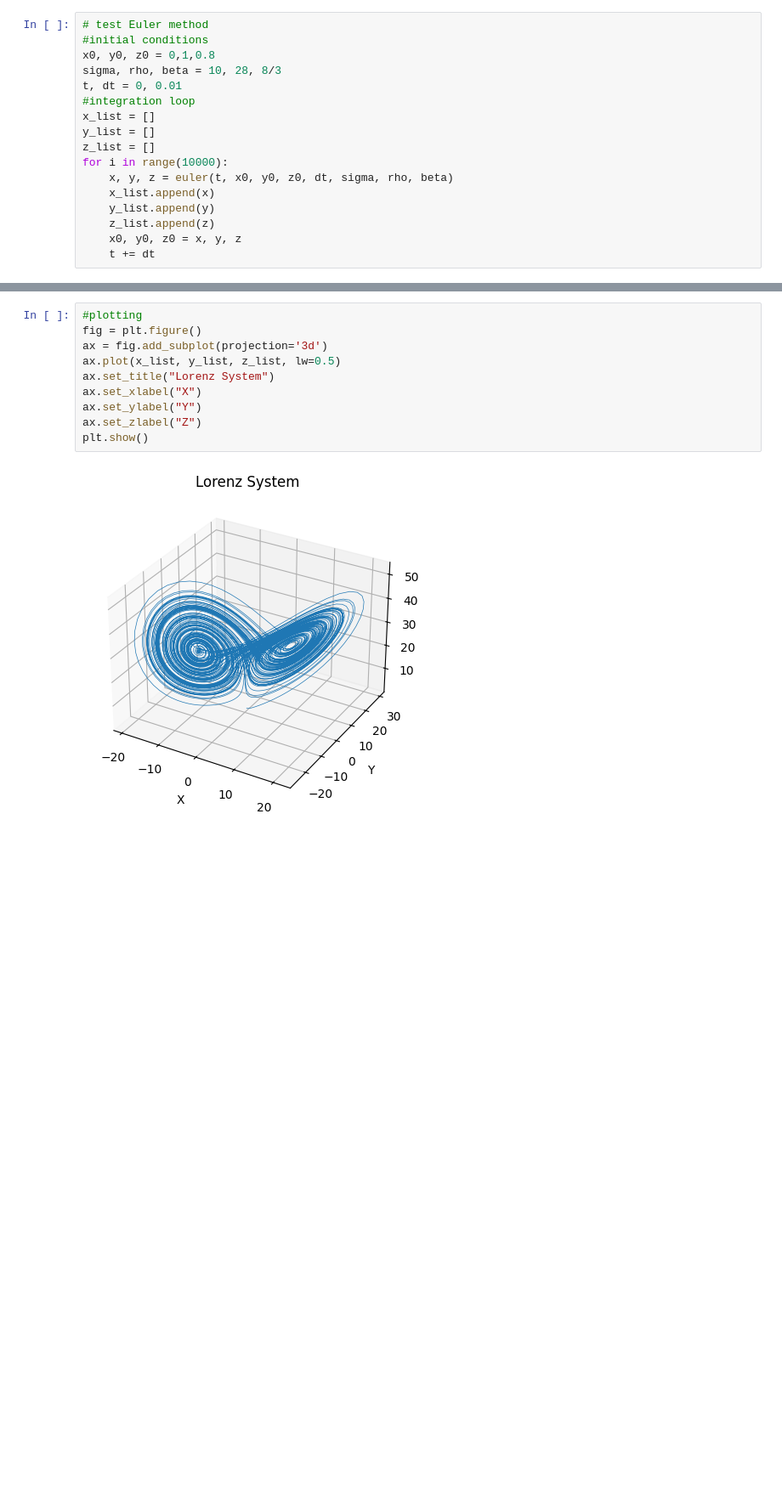
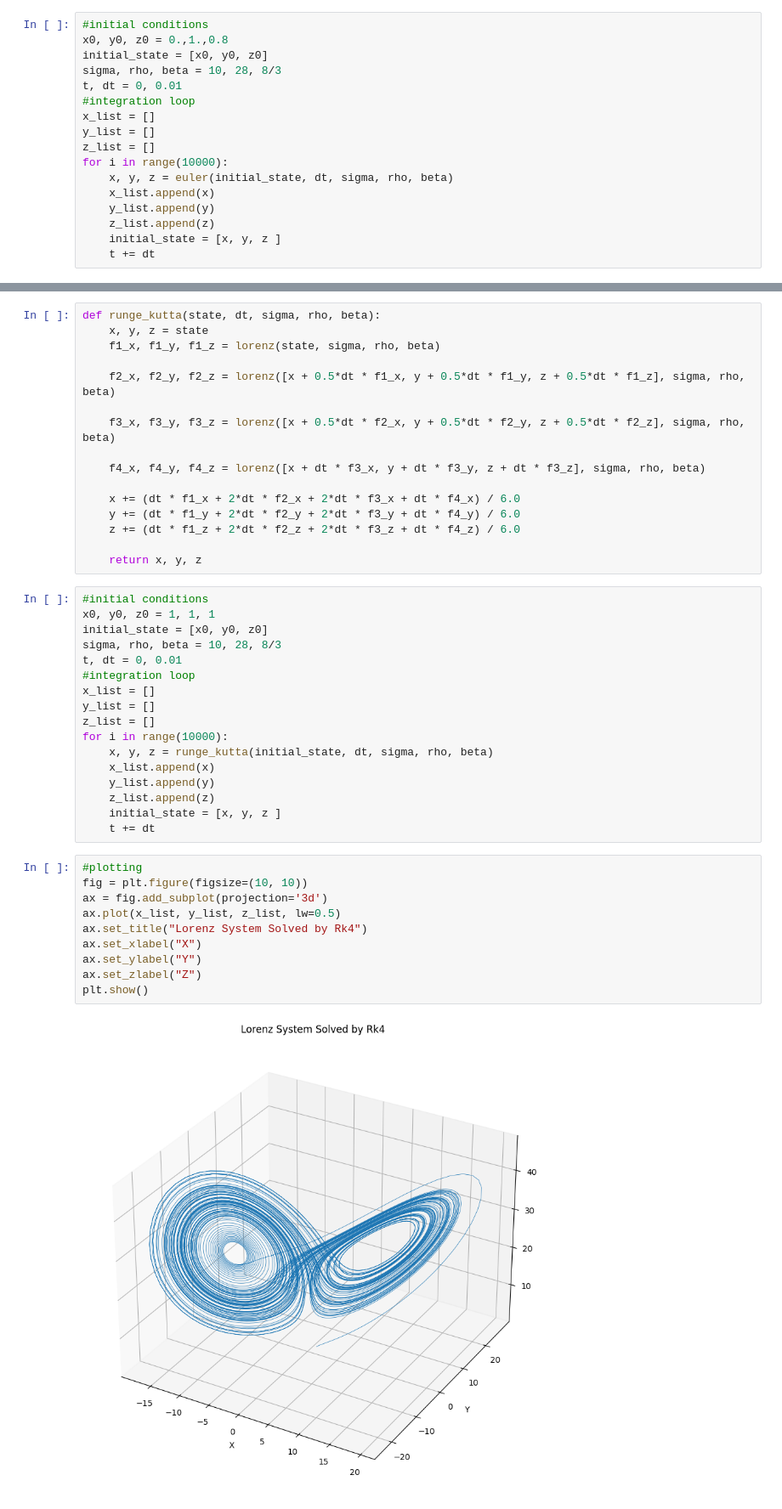
Before and after one commit to master-csmi/2024-m1-parareal, a Jupyter notebook: Lorenz_model.ipynb, the cells around one changed output, grey strips where cells are left out. Shown at 85% size. Saved outputs shown, nothing was run; the diff lists cells and outputs as text; blank space fills up the shorter version.

```diff
--- a/Lorenz_model.ipynb
+++ b/Lorenz_model.ipynb
@@ -17,9 +21,9 @@ def euler(t, x, y, z, dt, sigma, rho, beta):
 
     return x, y, z
 # %%
-# test Euler method
 #initial conditions
-x0, y0, z0 = 0,1,0.8
+x0, y0, z0 = 0.,1.,0.8
+initial_state = [x0, y0, z0]
 sigma, rho, beta = 10, 28, 8/3
 t, dt = 0, 0.01
 #integration loop
@@ -27,9 +31,9 @@ x_list = []
 y_list = []
 z_list = []
 for i in range(10000):
-    x, y, z = euler(t, x0, y0, z0, dt, sigma, rho, beta)
+    x, y, z = euler(initial_state, dt, sigma, rho, beta)
     x_list.append(x)
     y_list.append(y)
     z_list.append(z)
-    x0, y0, z0 = x, y, z
+    initial_state = [x, y, z ]
     t += dt
@@ -36,12 +52,45 @@ for i in range(10000):
+# %%
+def runge_kutta(state, dt, sigma, rho, beta):
+    x, y, z = state
+    f1_x, f1_y, f1_z = lorenz(state, sigma, rho, beta)
+
+    f2_x, f2_y, f2_z = lorenz([x + 0.5*dt * f1_x, y + 0.5*dt * f1_y, z + 0.5*dt * f1_z], sigma, rho, beta)
+
+    f3_x, f3_y, f3_z = lorenz([x + 0.5*dt * f2_x, y + 0.5*dt * f2_y, z + 0.5*dt * f2_z], sigma, rho, beta)
+
+    f4_x, f4_y, f4_z = lorenz([x + dt * f3_x, y + dt * f3_y, z + dt * f3_z], sigma, rho, beta)
+
+    x += (dt * f1_x + 2*dt * f2_x + 2*dt * f3_x + dt * f4_x) / 6.0
+    y += (dt * f1_y + 2*dt * f2_y + 2*dt * f3_y + dt * f4_y) / 6.0
+    z += (dt * f1_z + 2*dt * f2_z + 2*dt * f3_z + dt * f4_z) / 6.0
+
+    return x, y, z
+# %%
+#initial conditions
+x0, y0, z0 = 1, 1, 1
+initial_state = [x0, y0, z0]
+sigma, rho, beta = 10, 28, 8/3
+t, dt = 0, 0.01
+#integration loop
+x_list = []
+y_list = []
+z_list = []
+for i in range(10000):
+    x, y, z = runge_kutta(initial_state, dt, sigma, rho, beta)
+    x_list.append(x)
+    y_list.append(y)
+    z_list.append(z)
+    initial_state = [x, y, z ]
+    t += dt
 # %%
 #plotting
-fig = plt.figure()
+fig = plt.figure(figsize=(10, 10))
 ax = fig.add_subplot(projection='3d')
 ax.plot(x_list, y_list, z_list, lw=0.5)
-ax.set_title("Lorenz System")
+ax.set_title("Lorenz System Solved by Rk4")
 ax.set_xlabel("X")
 ax.set_ylabel("Y")
 ax.set_zlabel("Z")
 plt.show()
 # %% [output]
-[figure, old version]
+[figure, new version]
```
Also changed, not shown: parts of 13 cells of this notebook.
